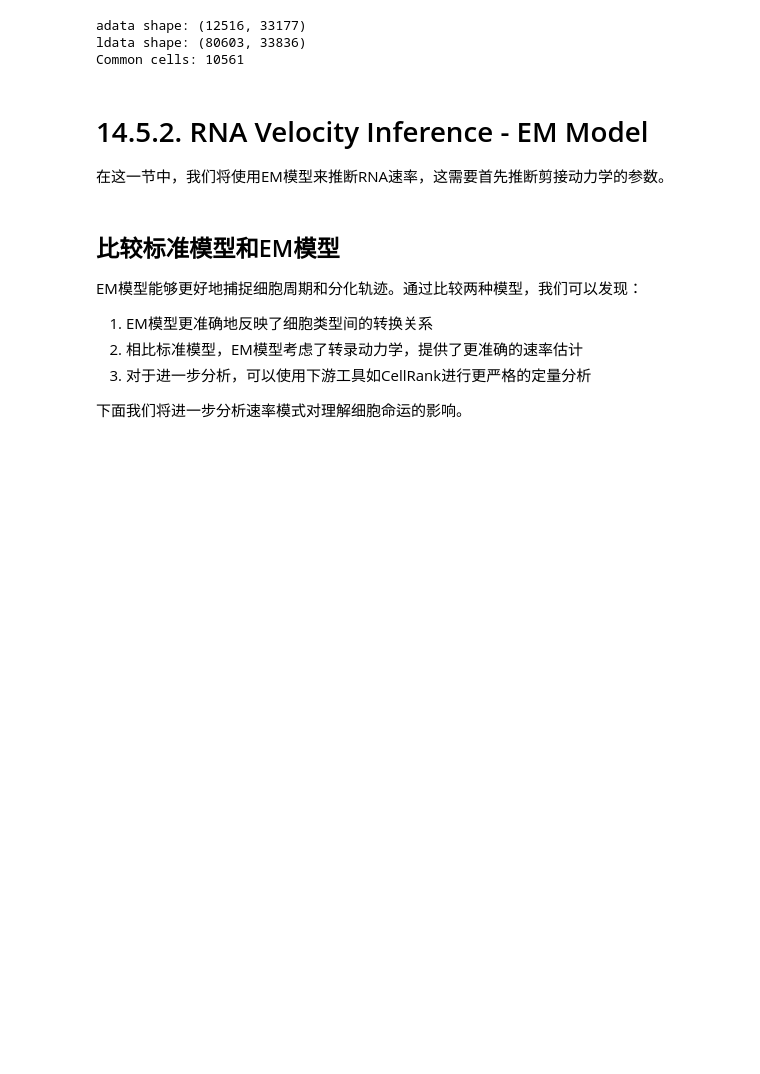
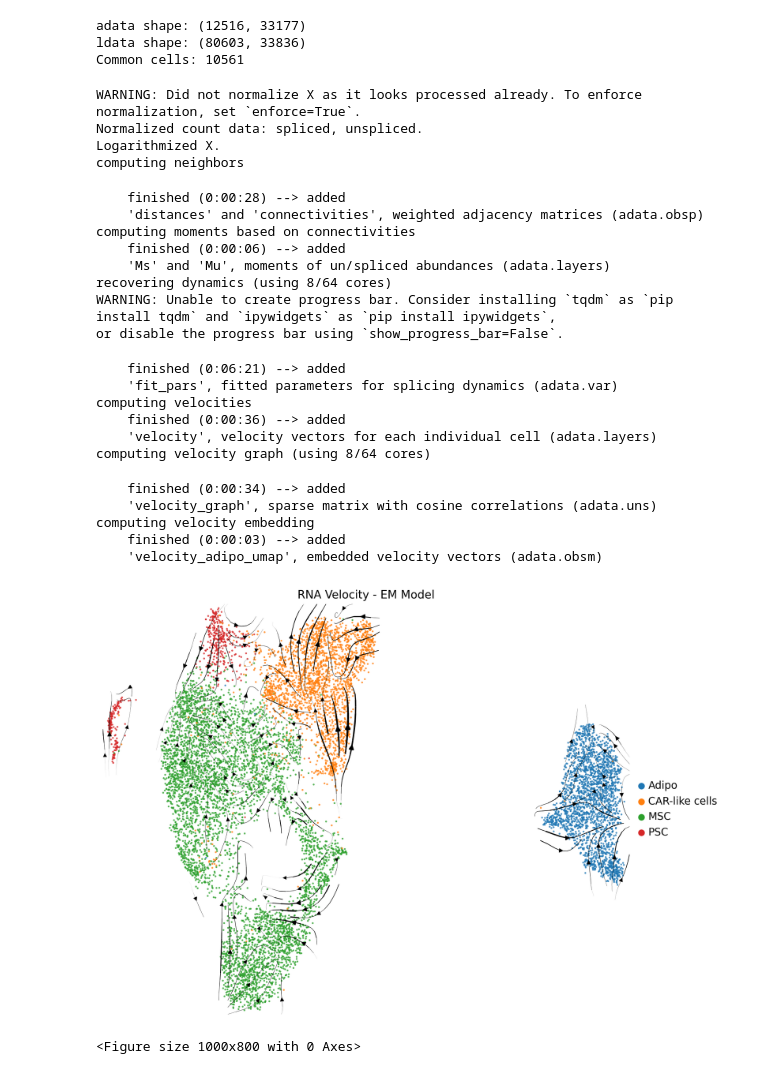
Before and after one commit to h4rvey-g/AML, a Jupyter notebook: code/Python/104.adipo_traj.ipynb, the cells around one changed output. Drawn from its saved outputs; the diff is of its cells as text; code cells hidden in the pictures; blank space fills up the shorter version.

```diff
--- a/code/Python/104.adipo_traj.ipynb
+++ b/code/Python/104.adipo_traj.ipynb
@@ -38,19 +41,41 @@ Common cells: 10561
 # %%
 
 # Preprocessing and computing velocity
 scv.pp.filter_and_normalize(adata)
 scv.pp.moments(adata)
 scv.tl.recover_dynamics(adata, n_jobs=8)
 scv.tl.velocity(adata, mode="dynamical")
 scv.tl.velocity_graph(adata, n_jobs=8)
 
 # Plot velocity stream with cells colored by cell_type_dtl
-scv.pl.velocity_embedding_stream(adata, basis='X_umap_integrated', color='cell_type_dtl',
+scv.pl.velocity_embedding_stream(adata, basis='X_adipo_umap', color='cell_type_dtl',
                                 legend_loc='right', title='RNA Velocity - EM Model',
                                 size=15, alpha=0.8, dpi=120)
 
 plt.tight_layout()
+# %% [output]
+WARNING: Did not normalize X as it looks processed already. To enforce normalization, set `enforce=True`.
+Normalized count data: spliced, unspliced.
+Logarithmized X.
+computing neighbors
+    finished (0:00:28) --> added
+    'distances' and 'connectivities', weighted adjacency matrices (adata.obsp)
+computing moments based on connectivities
+    finished (0:00:06) --> added
+    'Ms' and 'Mu', moments of un/spliced abundances (adata.layers)
+recovering dynamics (using 8/64 cores)
+WARNING: Unable to create progress bar. Consider installing `tqdm` as `pip install tqdm` and `ipywidgets` as `pip install ipywidgets`,
+or disable the progress bar using `show_progress_bar=False`.
+    finished (0:06:21) --> added
+    'fit_pars', fitted parameters for splicing dynamics (adata.var)
+computing velocities
+    finished (0:00:36) --> added
+    'velocity', velocity vectors for each individual cell (adata.layers)
+computing velocity graph (using 8/64 cores)
+    finished (0:00:34) --> added
+    'velocity_graph', sparse matrix with cosine correlations (adata.uns)
+computing velocity embedding
+    finished (0:00:03) --> added
+    'velocity_adipo_umap', embedded velocity vectors (adata.obsm)
+[figure, added]
+<Figure size 1000x800 with 0 Axes>
-# %% [markdown]
-# 14.5.2. RNA Velocity Inference - EM Model
-
-在这一节中，我们将使用EM模型来推断RNA速率，这需要首先推断剪接动力学的参数。
@@ -76,10 +81,0 @@ plt.tight_layout()
-# %% [markdown]
-## 比较标准模型和EM模型
-
-EM模型能够更好地捕捉细胞周期和分化轨迹。通过比较两种模型，我们可以发现：
-
-1. EM模型更准确地反映了细胞类型间的转换关系
-2. 相比标准模型，EM模型考虑了转录动力学，提供了更准确的速率估计
-3. 对于进一步分析，可以使用下游工具如CellRank进行更严格的定量分析
-
-下面我们将进一步分析速率模式对理解细胞命运的影响。
```
Also changed, not shown: parts of 4 cells of this notebook, 17 other files.
